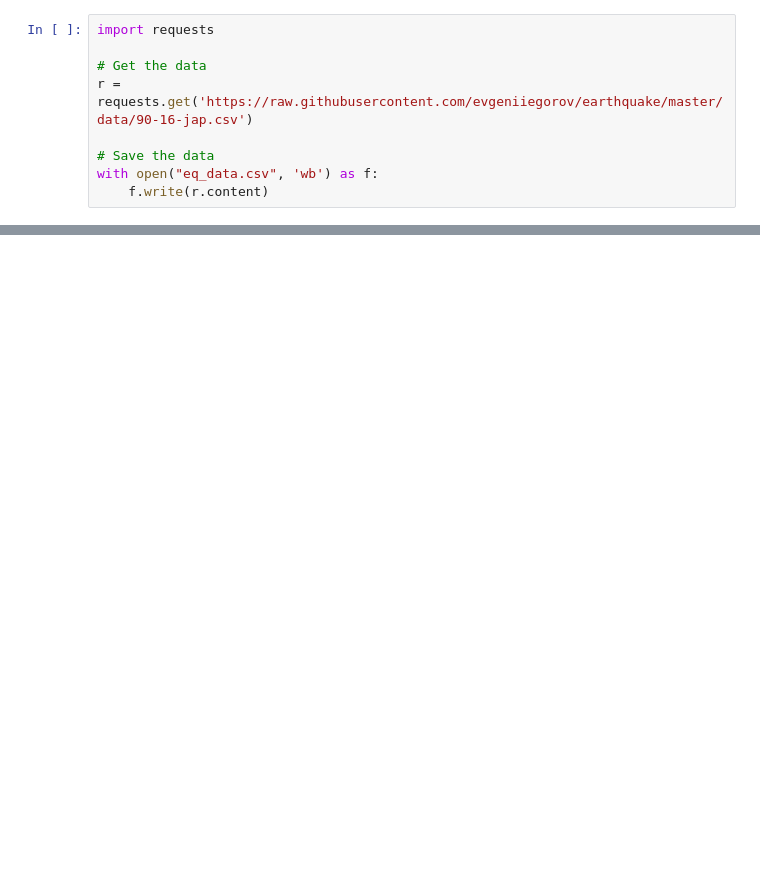
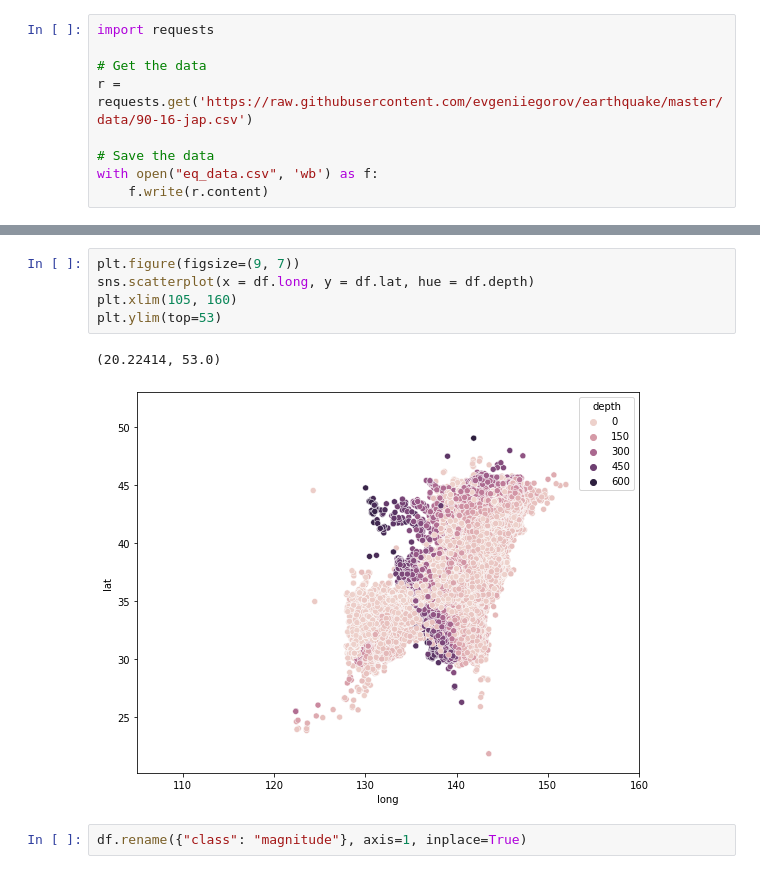
Before and after one commit to eupho73/TER-BNN, a Jupyter notebook: data/eq_data.ipynb, the cells around one changed output, grey strips where cells are left out. Drawn from its saved outputs; the diff is of its cells as text; blank space fills up the shorter version.

```diff
--- a/data/eq_data.ipynb
+++ b/data/eq_data.ipynb
@@ -35,0 +50,10 @@ data[0::10000]
+# %%
+plt.figure(figsize=(9, 7))
+sns.scatterplot(x = df.long, y = df.lat, hue = df.depth)
+plt.xlim(105, 160)
+plt.ylim(top=53)
+# %% [output]
+(20.22414, 53.0)
+[figure, added]
+# %%
+df.rename({"class": "magnitude"}, axis=1, inplace=True)
```
Also changed, not shown: parts of 8 cells of this notebook.
